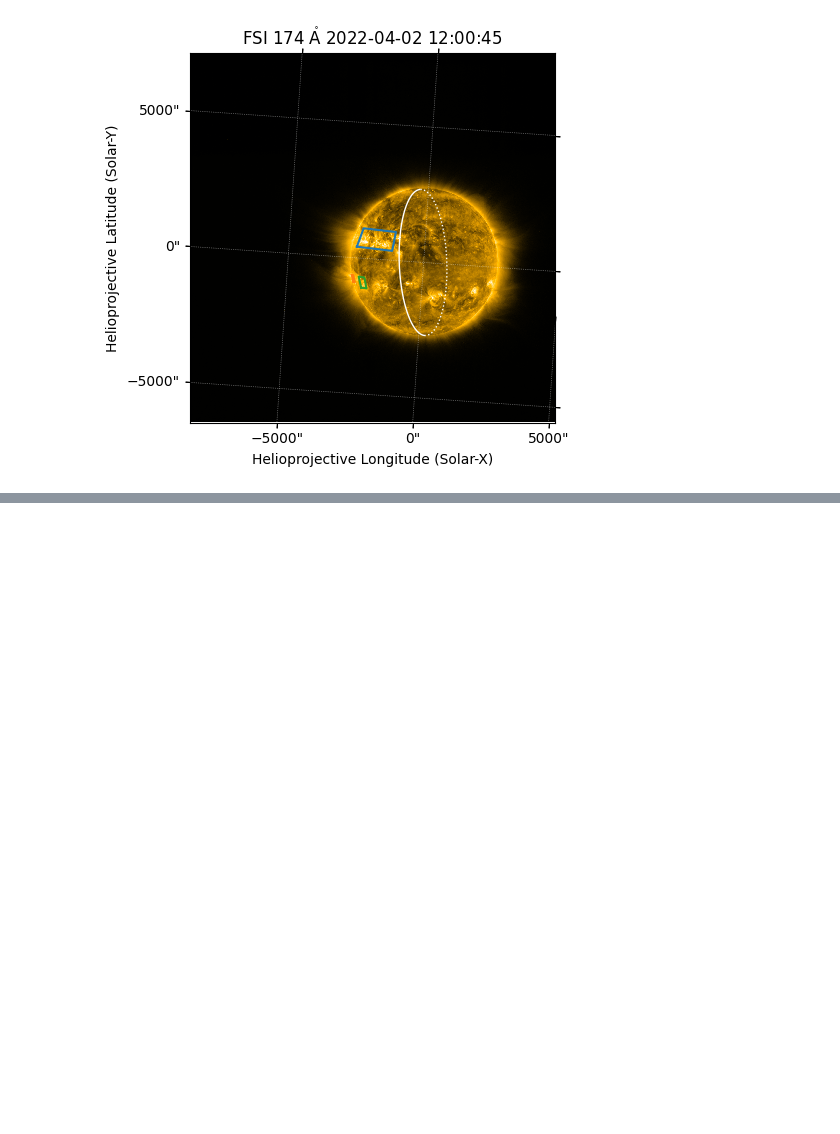
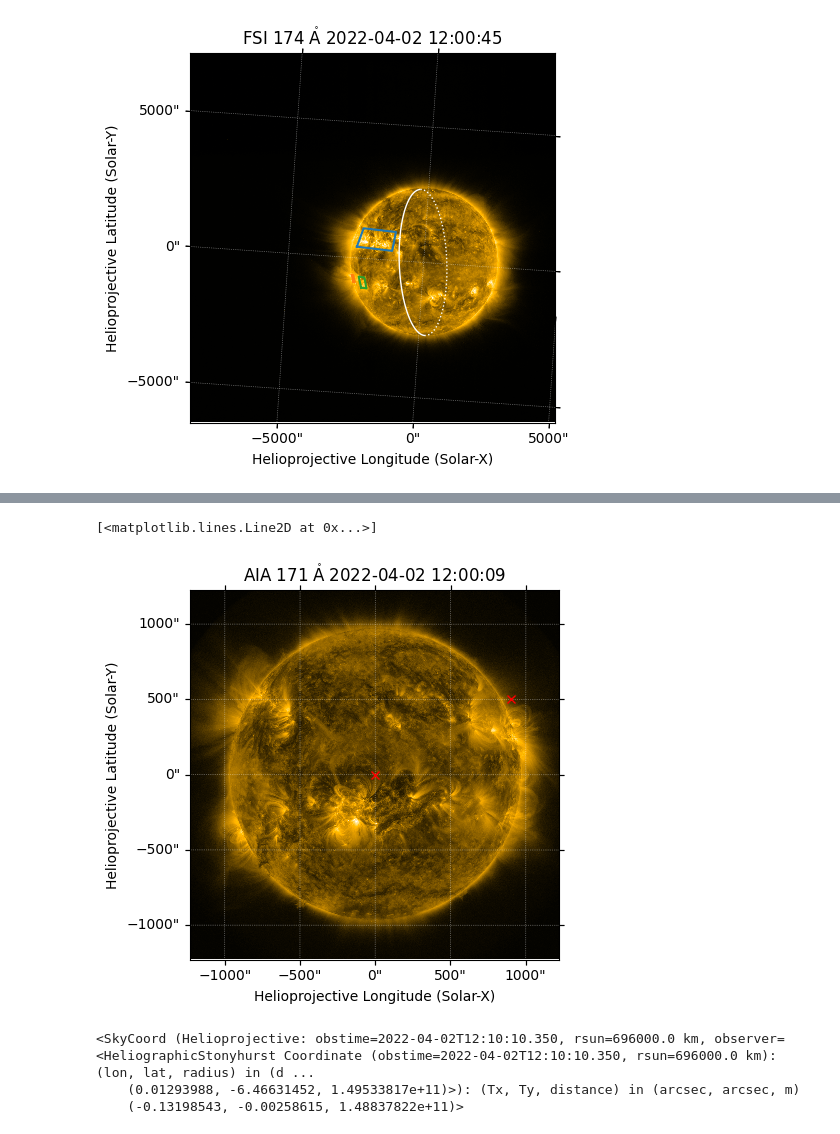
Before and after one commit to hayesla/ESPD_2026, a Jupyter notebook: 4_example_workflow.ipynb, the cells around one changed output, grey strips where cells are left out. Saved outputs shown, nothing was run; the diff lists cells and outputs as text; code cells hidden in the pictures; blank space fills up the shorter version.

```diff
--- a/4_example_workflow.ipynb
+++ b/4_example_workflow.ipynb
@@ -239,0 +246,12 @@ hmi_map.draw_limb()
+# %%
+coord1 = SkyCoord(0*u.arcsec, 0*u.arcsec, frame=aia_maps[0].coordinate_frame)
+# %%
+coord2 = SkyCoord(900*u.arcsec, 500*u.arcsec, frame=aia_maps[0].coordinate_frame)
+# %%
+aia_maps[0].plot()
+ax = plt.gca()
+ax.plot_coord(coord1, marker='x', color='r')
+ax.plot_coord(coord2, marker='x', color='r')
+# %% [output]
+[<matplotlib.lines.Line2D at 0x...>]
+[figure, added]
@@ -239,0 +260,6 @@ hmi_map.draw_limb()
+# %%
+coord1.transform_to(aia_maps[1].coordinate_frame)
+# %% [output]
+<SkyCoord (Helioprojective: obstime=2022-04-02T12:10:10.350, rsun=696000.0 km, observer=<HeliographicStonyhurst Coordinate (obstime=2022-04-02T12:10:10.350, rsun=696000.0 km): (lon, lat, radius) in (d ...
+    (0.01293988, -6.46631452, 1.49533817e+11)>): (Tx, Ty, distance) in (arcsec, arcsec, m)
+    (-0.13198543, -0.00258615, 1.48837822e+11)>
```
Also changed, not shown: parts of 20 cells of this notebook.
